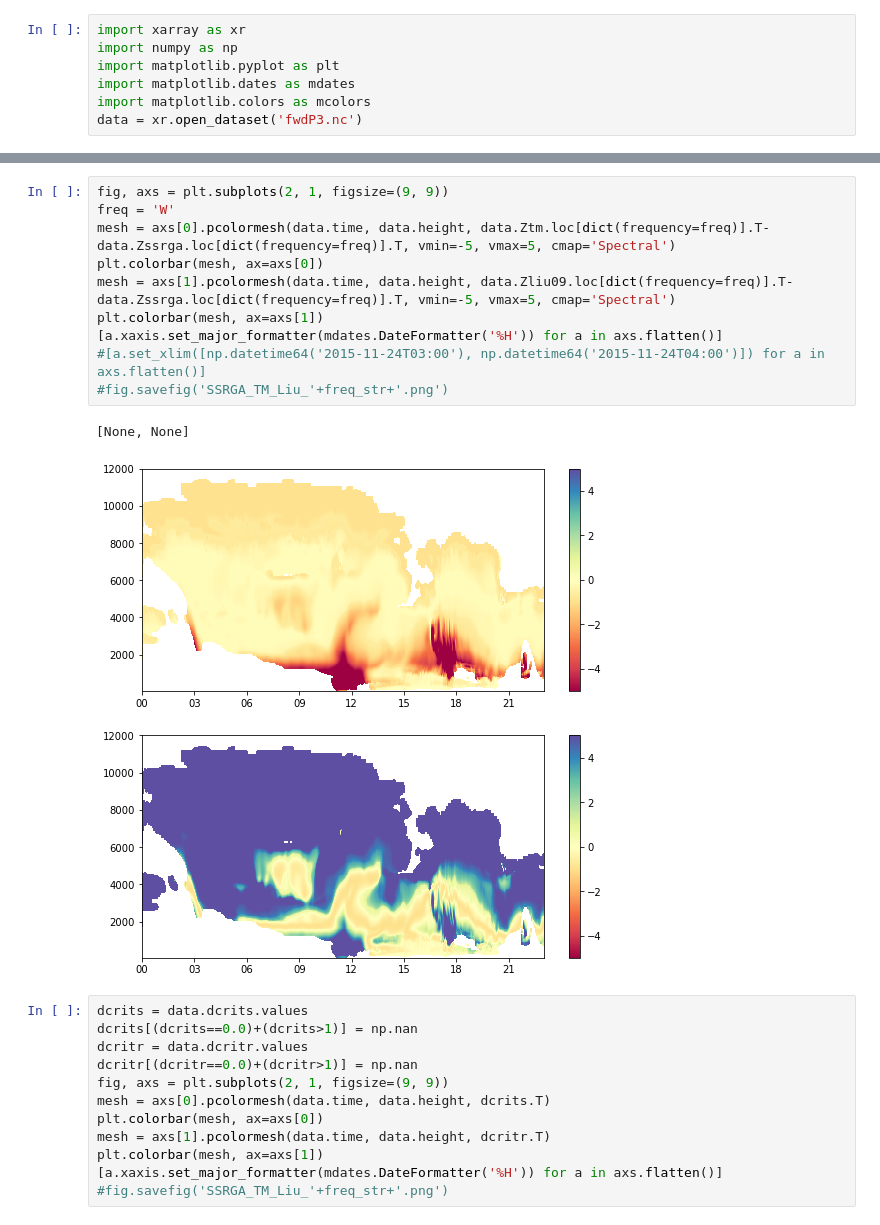
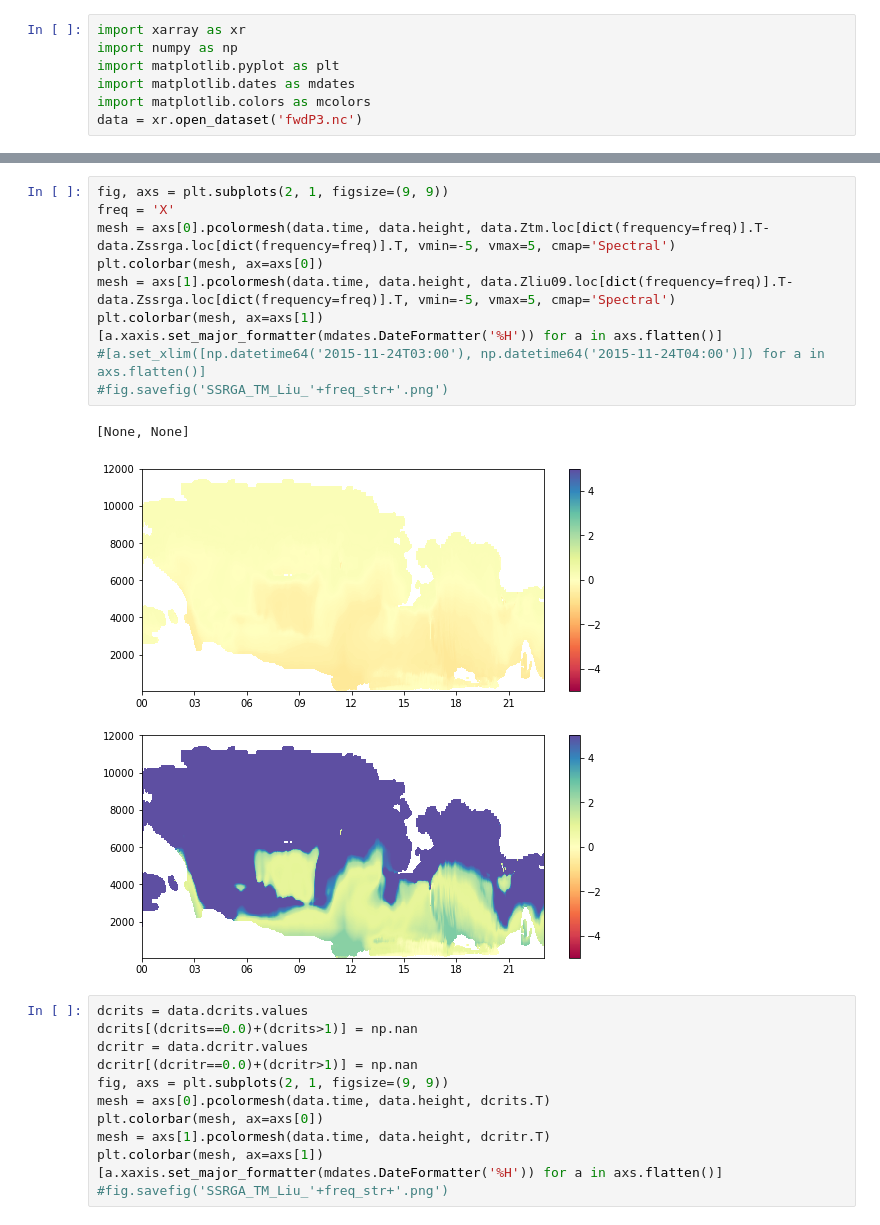
Before and after one commit to OPTIMICe-team/cloud-microphysics, a Jupyter notebook: P3/ncLoadPlot.ipynb, the cells around one changed output, grey strips where cells are left out. Cells and saved outputs as stored; diff of their text form.

```diff
--- a/P3/ncLoadPlot.ipynb
+++ b/P3/ncLoadPlot.ipynb
@@ -22,16 +22,16 @@ plt.colorbar(mesh, ax=axs[2])
 # %%
 fig, axs = plt.subplots(2, 1, figsize=(9, 9))
-freq = 'W'
+freq = 'X'
 mesh = axs[0].pcolormesh(data.time, data.height, data.Ztm.loc[dict(frequency=freq)].T-data.Zssrga.loc[dict(frequency=freq)].T, vmin=-5, vmax=5, cmap='Spectral')
 plt.colorbar(mesh, ax=axs[0])
 mesh = axs[1].pcolormesh(data.time, data.height, data.Zliu09.loc[dict(frequency=freq)].T-data.Zssrga.loc[dict(frequency=freq)].T, vmin=-5, vmax=5, cmap='Spectral')
 plt.colorbar(mesh, ax=axs[1])
 [a.xaxis.set_major_formatter(mdates.DateFormatter('%H')) for a in axs.flatten()]
 #[a.set_xlim([np.datetime64('2015-11-24T03:00'), np.datetime64('2015-11-24T04:00')]) for a in axs.flatten()]
 #fig.savefig('SSRGA_TM_Liu_'+freq_str+'.png')
 # %% [output]
 [None, None]
-[figure, old version]
+[figure, new version]
 # %%
 dcrits = data.dcrits.values
 dcrits[(dcrits==0.0)+(dcrits>1)] = np.nan
```
Also changed, not shown: parts of 1 cell of this notebook, 1 other file.
